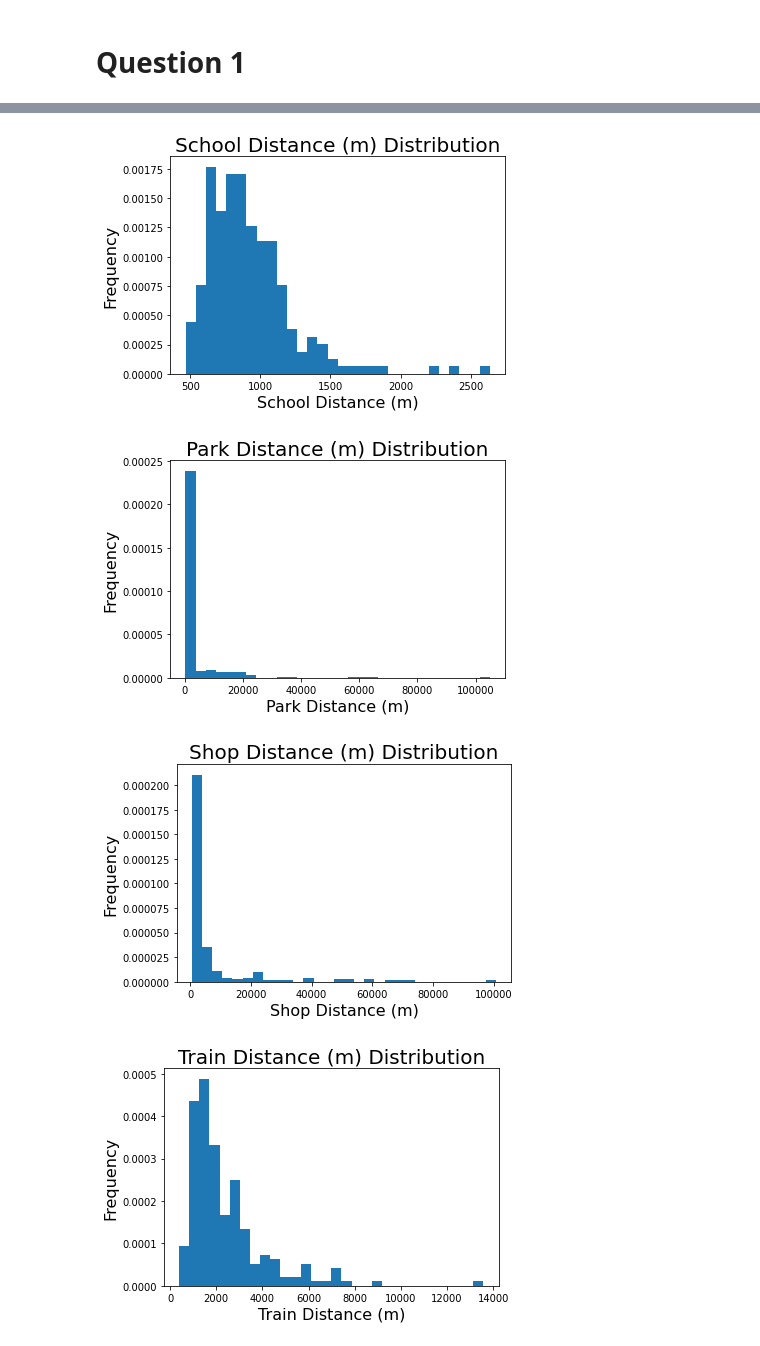
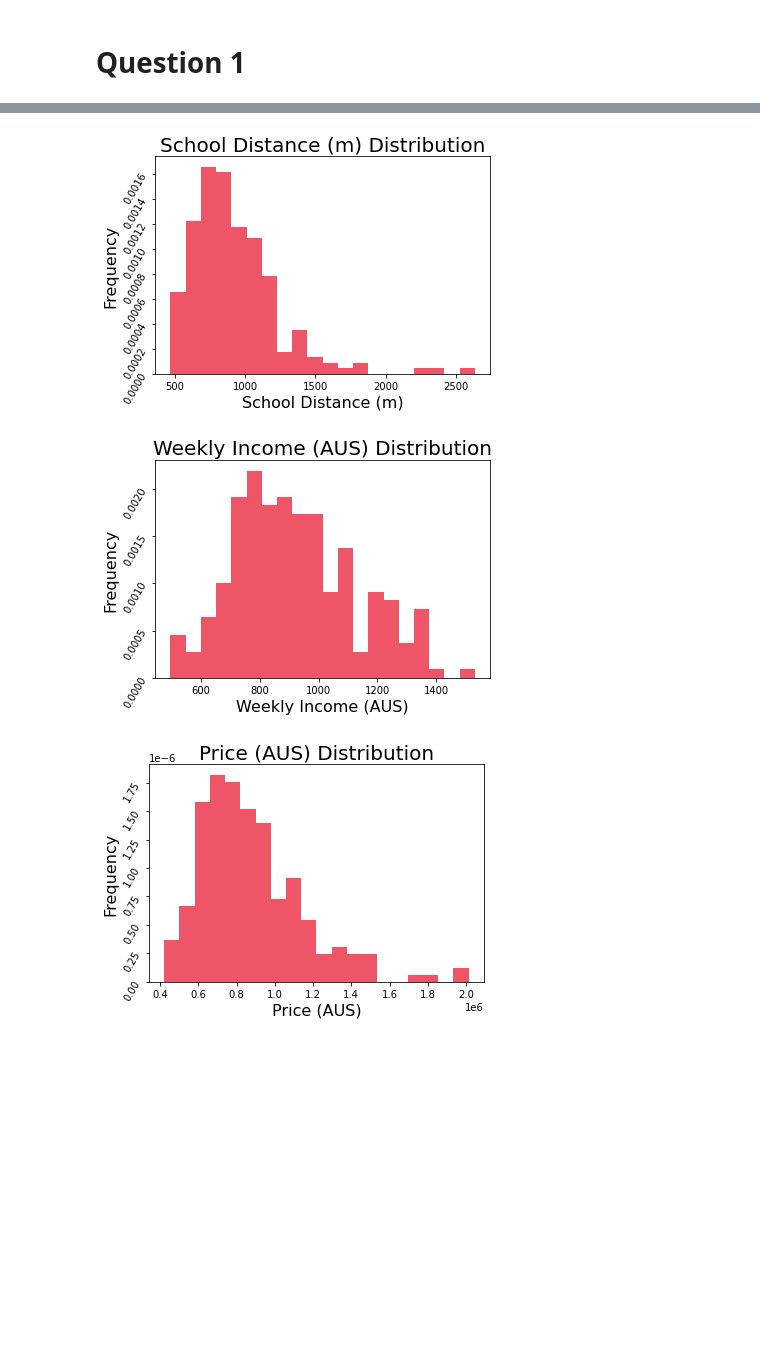
Before and after one commit to MAST30034-Applied-Data-Science/generic-real-estate-consulting-project-group-32, a Jupyter notebook: notebooks/question_1.ipynb, the cells around one changed output, grey strips where cells are left out. Drawn from its saved outputs; the diff is of its cells as text; code cells hidden in the pictures; blank space fills up the shorter version.

```diff
--- a/notebooks/question_1.ipynb
+++ b/notebooks/question_1.ipynb
@@ -26,0 +3,23 @@ There are 219 rows
+# %%
+import pandas as pd
+import matplotlib.pyplot as plt
+from sklearn.model_selection import cross_val_score
+import statistics as stat
+from sklearn.preprocessing import StandardScaler
+from sklearn.feature_selection import f_regression, SelectKBest
+from sklearn.linear_model import LinearRegression
+from sklearn.compose import ColumnTransformer
+from sklearn.model_selection import train_test_split
+from sklearn.neural_network import MLPRegressor
+
+
+pd.options.display.max_columns = None
+pd.set_option('display.max_colwidth', None)
+
+DIR_RAW = "../data/raw/"
+DIR_CUR = "../data/curated/"
+DIR_PLT = "../plots/"
+
+df_suburb = pd.read_csv(f"{DIR_CUR}suburb_data.csv")
+print(f"There are {df_suburb.shape[0]} suburbs")
+display(df_suburb.head(3))
@@ -27,17 +59,16 @@ There are 219 rows
 # %%
 def distribution(x, bins, x_lab):
-    plt.hist(x, bins=bins, density=True)
+    """make histogram of x"""
+    plt.hist(x, bins=bins, density=True, color="#ee5566")
     plt.title(f"{x_lab} Distribution", size=20)
     plt.xlabel(x_lab, size=16)
     plt.ylabel("Frequency", size=16)
+    plt.yticks(rotation=60)
+    plt.savefig(f"{DIR_PLT}{x_lab}.png")
     plt.show()
 
-
-distribution(df["weekly_rent"], 30, "Weekly Rent (AUS)", )
-#distribution(df["bond"], 30, "Bond (AUS)")
-distribution(df["school_distance"], 30, "School Distance (m)")
-distribution(df["park_distance"], 30, "Park Distance (m)")
-distribution(df["shop_distance"], 30, "Shop Distance (m)")
-distribution(df["train_distance"], 30, "Train Distance (m)")
-distribution(df["stop_distance"], 30, "Stop Distance (m)")
+distribution(df_suburb["weekly_rent"], 20, "Weekly Rent (AUS)", )
+distribution(df_suburb["school_distance"], 20, "School Distance (m)")
+distribution(df_suburb["median_weekly_income"], 20, "Weekly Income (AUS)")
+distribution(df_suburb["performance_median_price"], 20, "Price (AUS)")
 # %% [output]
@@ -45,4 +76,3 @@ distribution(df["stop_distance"], 30, "Stop Distance (m)")
-[figure, old version]
+[figure, new version]
-[figure, old version]
+[figure, new version]
-[figure, old version]
+[figure, new version]
-[figure, removed]
```
Also changed, not shown: parts of 18 cells of this notebook.
